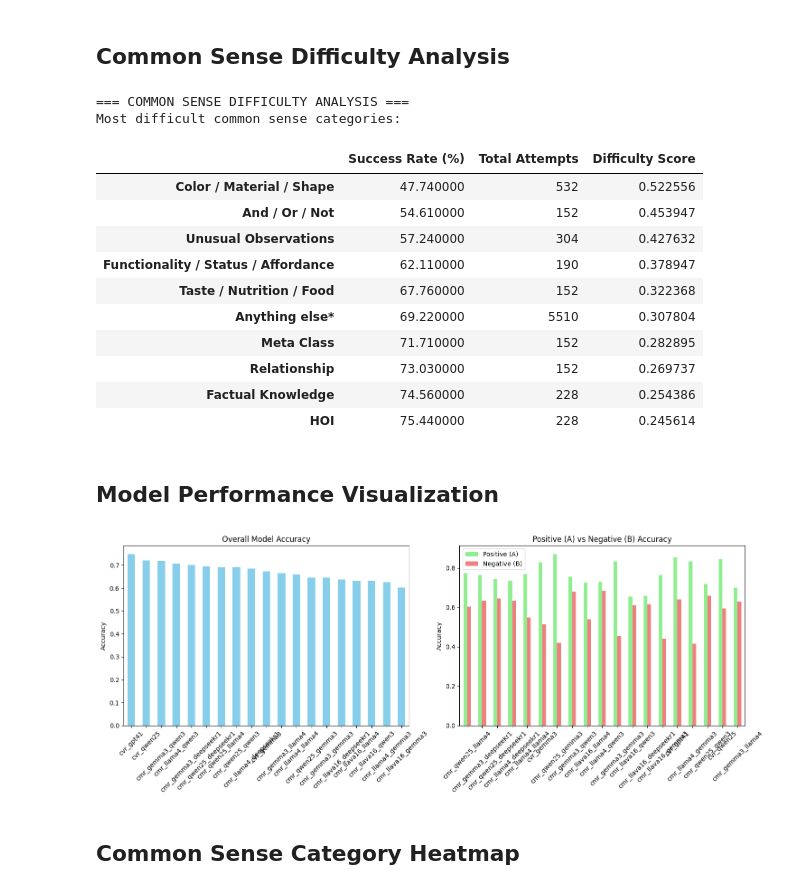
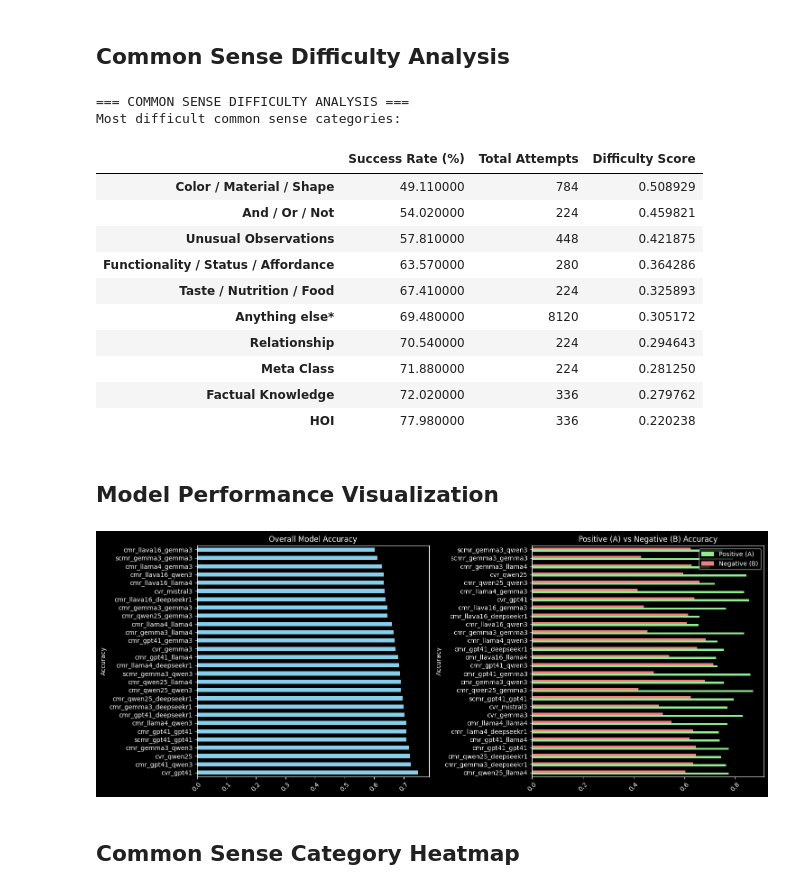
Before and after one commit to mrprofessor/bongard_playbook, a Jupyter notebook: notebooks/analytics.ipynb, the cells around one changed output. Drawn from its saved outputs; the diff is of its cells as text; code cells hidden in the pictures.

```diff
--- a/notebooks/analytics.ipynb
+++ b/notebooks/analytics.ipynb
@@ -10,10 +10,12 @@ import seaborn as sns
 from collections import defaultdict, Counter
 import numpy as np
 import re
+
+plt.style.use('dark_background')
 # %% [markdown]
 ## Helper Functions & Load Metadata
 # %%
-captions_path = "../captions/qwen25_captions.json"
+captions_path = "../captions/gpt41_captions.json"
 common_sense_path = "../commonsense.json"
 dataset_path = "../transformed_dataset.json"
 
@@ -420,40 +420,40 @@ display_left_aligned(df[['success_rate_pct', 'total_attempts', 'difficulty_score
 === COMMON SENSE DIFFICULTY ANALYSIS ===
 Most difficult common sense categories:
 |  | Success Rate (%) | Total Attempts | Difficulty Score |
-| Color / Material / Shape | 47.740000 | 532 | 0.522556 |
-| And / Or / Not | 54.610000 | 152 | 0.453947 |
-| Unusual Observations | 57.240000 | 304 | 0.427632 |
-| Functionality / Status / Affordance | 62.110000 | 190 | 0.378947 |
-| Taste / Nutrition / Food | 67.760000 | 152 | 0.322368 |
-| Anything else* | 69.220000 | 5510 | 0.307804 |
-| Meta Class | 71.710000 | 152 | 0.282895 |
-| Relationship | 73.030000 | 152 | 0.269737 |
-| Factual Knowledge | 74.560000 | 228 | 0.254386 |
-| HOI | 75.440000 | 228 | 0.245614 |
+| Color / Material / Shape | 49.110000 | 784 | 0.508929 |
+| And / Or / Not | 54.020000 | 224 | 0.459821 |
+| Unusual Observations | 57.810000 | 448 | 0.421875 |
+| Functionality / Status / Affordance | 63.570000 | 280 | 0.364286 |
+| Taste / Nutrition / Food | 67.410000 | 224 | 0.325893 |
+| Anything else* | 69.480000 | 8120 | 0.305172 |
+| Relationship | 70.540000 | 224 | 0.294643 |
+| Meta Class | 71.880000 | 224 | 0.281250 |
+| Factual Knowledge | 72.020000 | 336 | 0.279762 |
+| HOI | 77.980000 | 336 | 0.220238 |
 # %% [markdown]
 ## Model Performance Visualization
 # %%
 # Model Performance with A/B Breakdown
 fig, (ax1, ax2) = plt.subplots(1, 2, figsize=(15, 6))
 
 # Overall accuracy
-df_performance['accuracy'].plot(kind='bar', ax=ax1, color='skyblue')
+df_performance['accuracy'].plot(kind='barh', ax=ax1, color='skyblue')
 ax1.set_title('Overall Model Accuracy')
 ax1.set_ylabel('Accuracy')
 ax1.tick_params(axis='x', rotation=45)
 
 # A vs B accuracy
 pos_neg_plot_data = pos_neg_df[['A_accuracy', 'B_accuracy']]
-pos_neg_plot_data.plot(kind='bar', ax=ax2, color=['lightgreen', 'lightcoral'])
+pos_neg_plot_data.plot(kind='barh', ax=ax2, color=['lightgreen', 'lightcoral'])
 ax2.set_title('Positive (A) vs Negative (B) Accuracy')
 ax2.set_ylabel('Accuracy')
 ax2.tick_params(axis='x', rotation=45)
 ax2.legend(['Positive (A)', 'Negative (B)'])
 
 plt.tight_layout()
 plt.show()
 # %% [output]
-[figure, old version]
+[figure, new version]
 # %% [markdown]
 ## Common Sense Category Heatmap
 # %%
```
Also changed, not shown: parts of 8 cells of this notebook, 23 other files.
